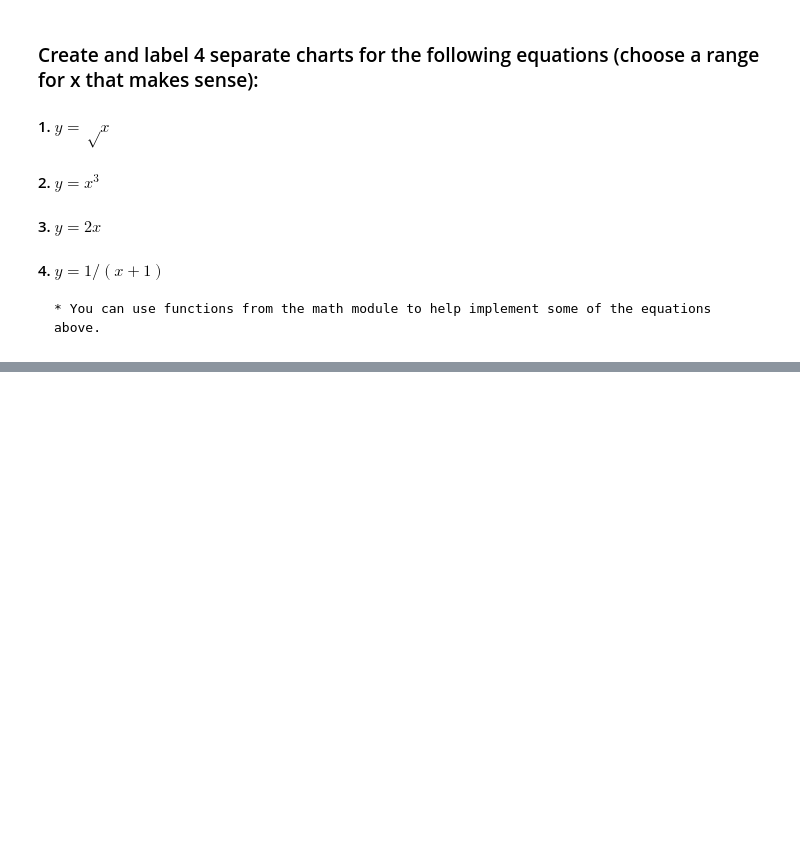
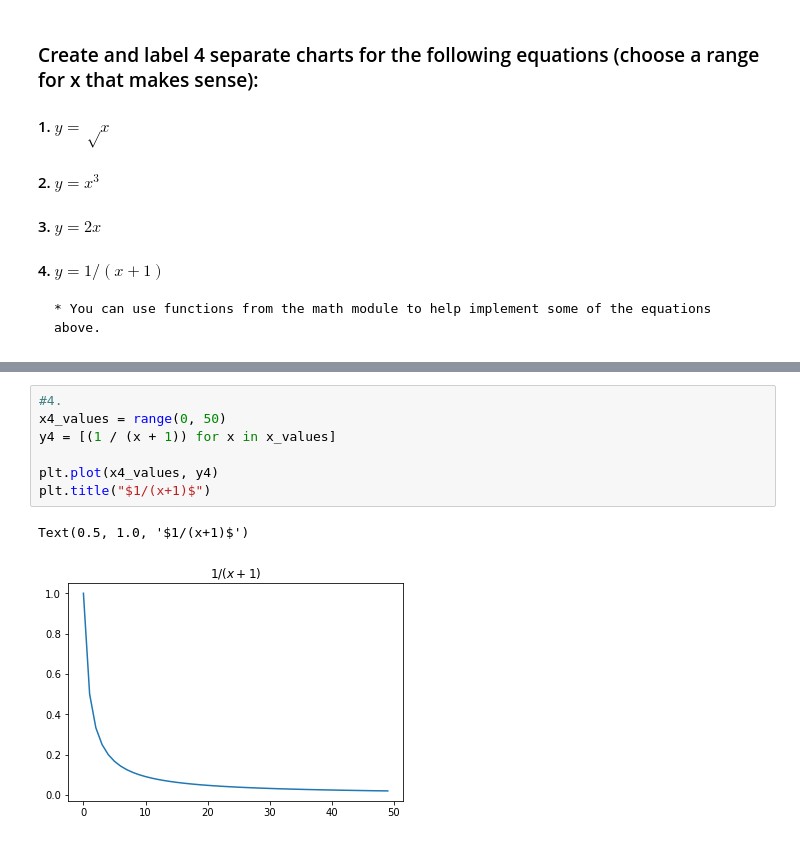
Before and after one commit to david-ryan-alviola/numpy-pandas-visualization-exercises, a Jupyter notebook: matplotlib_exercises.ipynb, the cells around one changed output, grey strips where cells are left out. Drawn from its saved outputs; the diff is of its cells as text; blank space fills up the shorter version.

```diff
--- a/matplotlib_exercises.ipynb
+++ b/matplotlib_exercises.ipynb
@@ -35,0 +54,10 @@ Text(0.5, 1.0, '$sqrt(x)$')
+# %%
+#4.
+x4_values = range(0, 50)
+y4 = [(1 / (x + 1)) for x in x_values]
+
+plt.plot(x4_values, y4)
+plt.title("$1/(x+1)$")
+# %% [output]
+Text(0.5, 1.0, '$1/(x+1)$')
+[figure, added]
```
Also changed, not shown: parts of 8 cells of this notebook, 1 other file.
